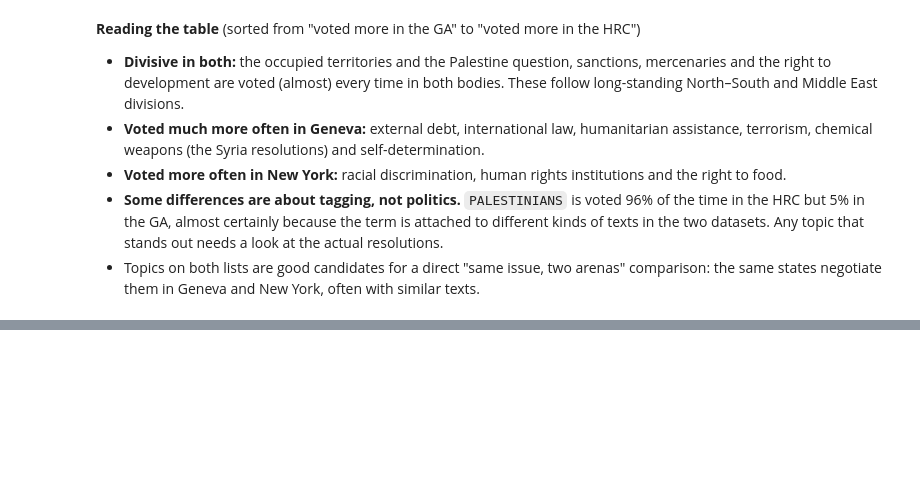
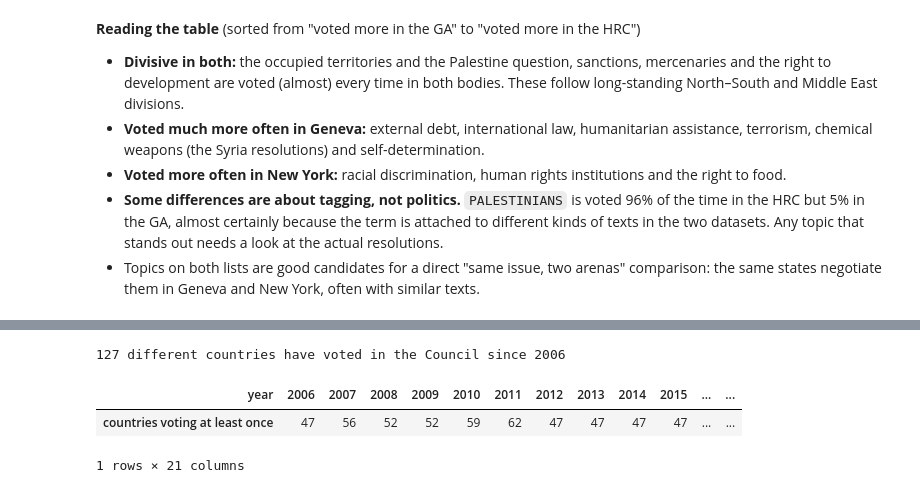
Before and after one commit to unst-ethz/policy-pulse, a Jupyter notebook: notebooks/teju/hrc_exploration.ipynb, the cells around one changed output, grey strips where cells are left out. Drawn from its saved outputs; the diff is of its cells as text; code cells hidden in the pictures; blank space fills up the shorter version.

```diff
--- a/notebooks/teju/hrc_exploration.ipynb
+++ b/notebooks/teju/hrc_exploration.ipynb
@@ -800,0 +1063,16 @@ GA: 1.2 subject terms per resolution on average
+# %%
+# Current English name for each code: the name period with no end date, otherwise the latest one.
+member_states_names = pd.read_sql("SELECT iso_code, name_en, coverage_periods FROM member_states", engine)
+member_states_names["is_current"] = member_states_names["coverage_periods"].str.endswith(":")
+names_by_code = (member_states_names.sort_values(["is_current", "coverage_periods"])
+                 .drop_duplicates("iso_code", keep="last").set_index("iso_code")["name_en"])
+
+member_years = (ohchr_votes.merge(ohchr[["resolution", "year"]], on="resolution")
+                .groupby("year")["country_code"].nunique())
+print(f"{ohchr_votes['country_code'].nunique()} different countries have voted in the Council since 2006")
+display(member_years.rename("countries voting at least once").to_frame().T)
+# %% [output]
+127 different countries have voted in the Council since 2006
+| year | 2006 | 2007 | 2008 | 2009 | 2010 | 2011 | 2012 | 2013 | 2014 | 2015 | ... | ... |
+| countries voting at least once | 47 | 56 | 52 | 52 | 59 | 62 | 47 | 47 | 47 | 47 | ... | ... |
+1 rows × 21 columns
```
Also changed, not shown: parts of 23 cells of this notebook, 2 other files.
